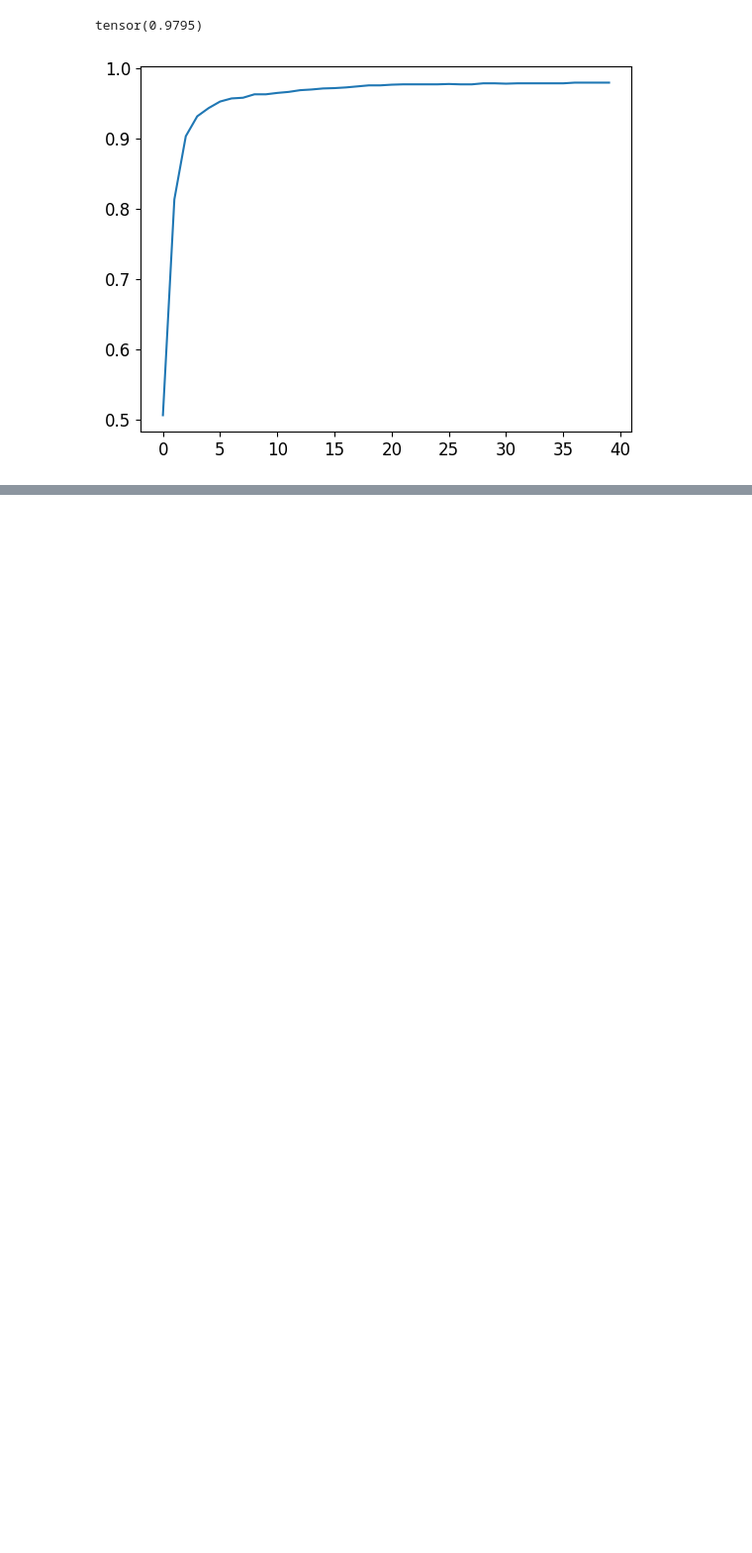
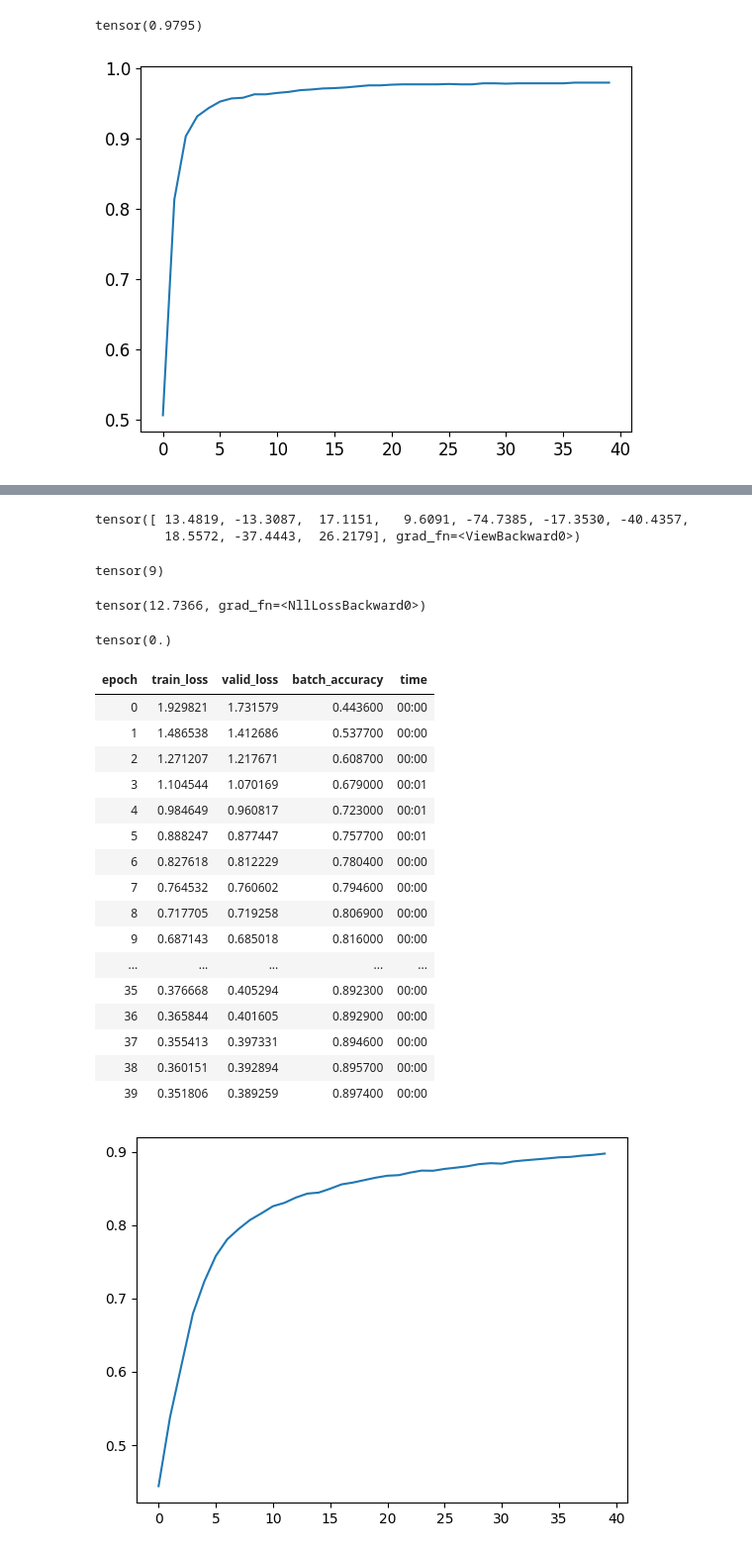
Before and after one commit to Plyb/fast-ai-exercises, a Jupyter notebook: 04_mnist_basics.ipynb, the cells around one changed output, grey strips where cells are left out. Shown: that part at 99% size. Saved outputs shown, nothing was run; the diff lists cells and outputs as text; code cells hidden in the pictures; blank space fills up the shorter version.

```diff
--- a/04_mnist_basics.ipynb
+++ b/04_mnist_basics.ipynb
@@ -1634,0 +1638,2 @@ tensor(0.9795)
+# %%
+path = untar_data(URLs.MNIST)
@@ -1634,0 +1691,57 @@ tensor(0.9795)
+# %%
+train_dl = DataLoader(train_dataset, batch_size=256, shuffle=True)
+valid_dl = DataLoader(valid_dataset, batch_size=256, shuffle=True)
+dataloaders = DataLoaders(train_dl, valid_dl)
+# %%
+simple_net = nn.Sequential(
+    nn.Linear(28*28,30),
+    nn.ReLU(),
+    nn.Linear(30,10)
+)
+# %%
+def batch_accuracy(xb, yb):
+  preds = torch.argmax(xb, dim=-1)
+  correct = preds == yb
+  return correct.float().mean()
+# %%
+pred = simple_net(valid_dataset[0][0])
+pred
+# %% [output]
+tensor([ 13.4819, -13.3087,  17.1151,   9.6091, -74.7385, -17.3530, -40.4357,
+         18.5572, -37.4443,  26.2179], grad_fn=<ViewBackward0>)
+# %%
+torch.argmax(pred, dim=-1)
+# %% [output]
+tensor(9)
+# %%
+torch.functional.F.cross_entropy(pred, tensor(0))
+# %% [output]
+tensor(12.7366, grad_fn=<NllLossBackward0>)
+# %%
+batch_accuracy(pred, tensor(0))
+# %% [output]
+tensor(0.)
+# %%
+learn = Learner(dataloaders, simple_net, opt_func=SGD,
+                loss_func=torch.functional.F.cross_entropy, metrics=batch_accuracy)
+learn.fit(40, 0.0001)
+plt.plot(L(learn.recorder.values).itemgot(2));
+# %% [output]
+| epoch | train_loss | valid_loss | batch_accuracy | time |
+| 0 | 1.929821 | 1.731579 | 0.443600 | 00:00 |
+| 1 | 1.486538 | 1.412686 | 0.537700 | 00:00 |
+| 2 | 1.271207 | 1.217671 | 0.608700 | 00:00 |
+| 3 | 1.104544 | 1.070169 | 0.679000 | 00:01 |
+| 4 | 0.984649 | 0.960817 | 0.723000 | 00:01 |
+| 5 | 0.888247 | 0.877447 | 0.757700 | 00:01 |
+| 6 | 0.827618 | 0.812229 | 0.780400 | 00:00 |
+| 7 | 0.764532 | 0.760602 | 0.794600 | 00:00 |
+| 8 | 0.717705 | 0.719258 | 0.806900 | 00:00 |
+| 9 | 0.687143 | 0.685018 | 0.816000 | 00:00 |
+| ... | ... | ... | ... | ... |
+| 35 | 0.376668 | 0.405294 | 0.892300 | 00:00 |
+| 36 | 0.365844 | 0.401605 | 0.892900 | 00:00 |
+| 37 | 0.355413 | 0.397331 | 0.894600 | 00:00 |
+| 38 | 0.360151 | 0.392894 | 0.895700 | 00:00 |
+| 39 | 0.351806 | 0.389259 | 0.897400 | 00:00 |
+[figure, added]
```
Also changed, not shown: parts of 7 cells of this notebook.
